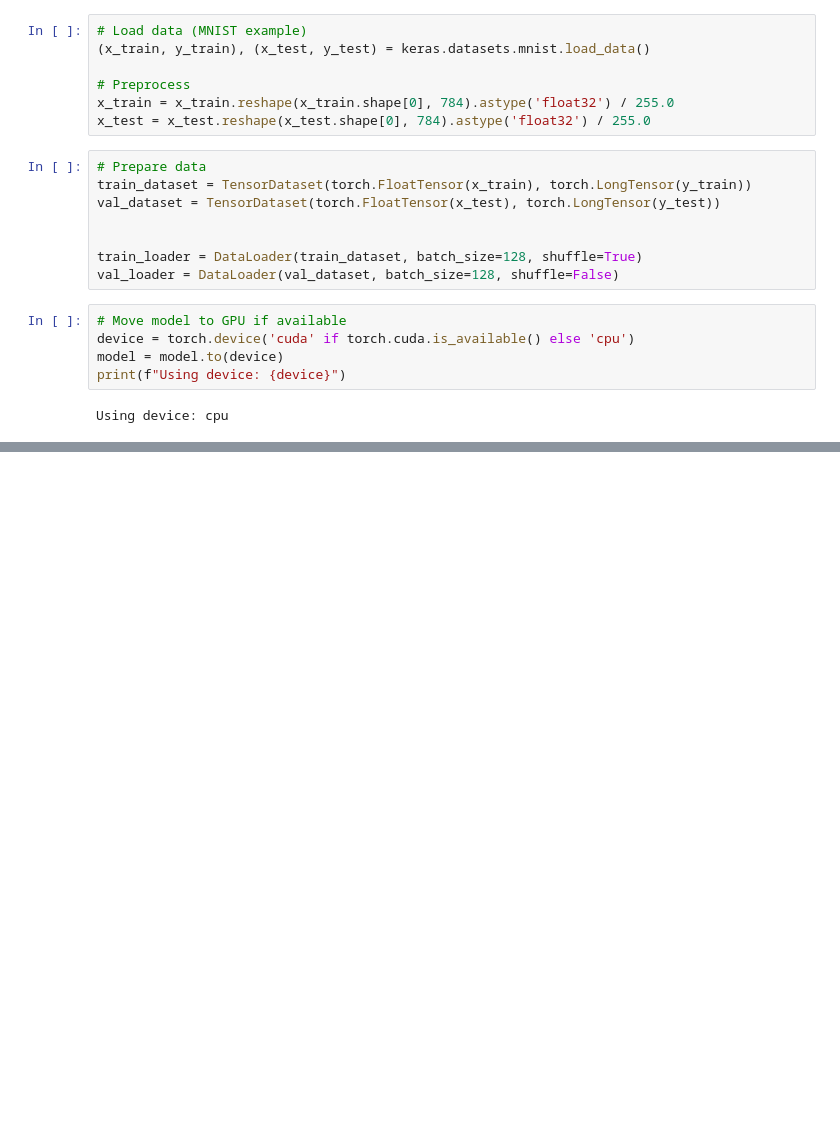
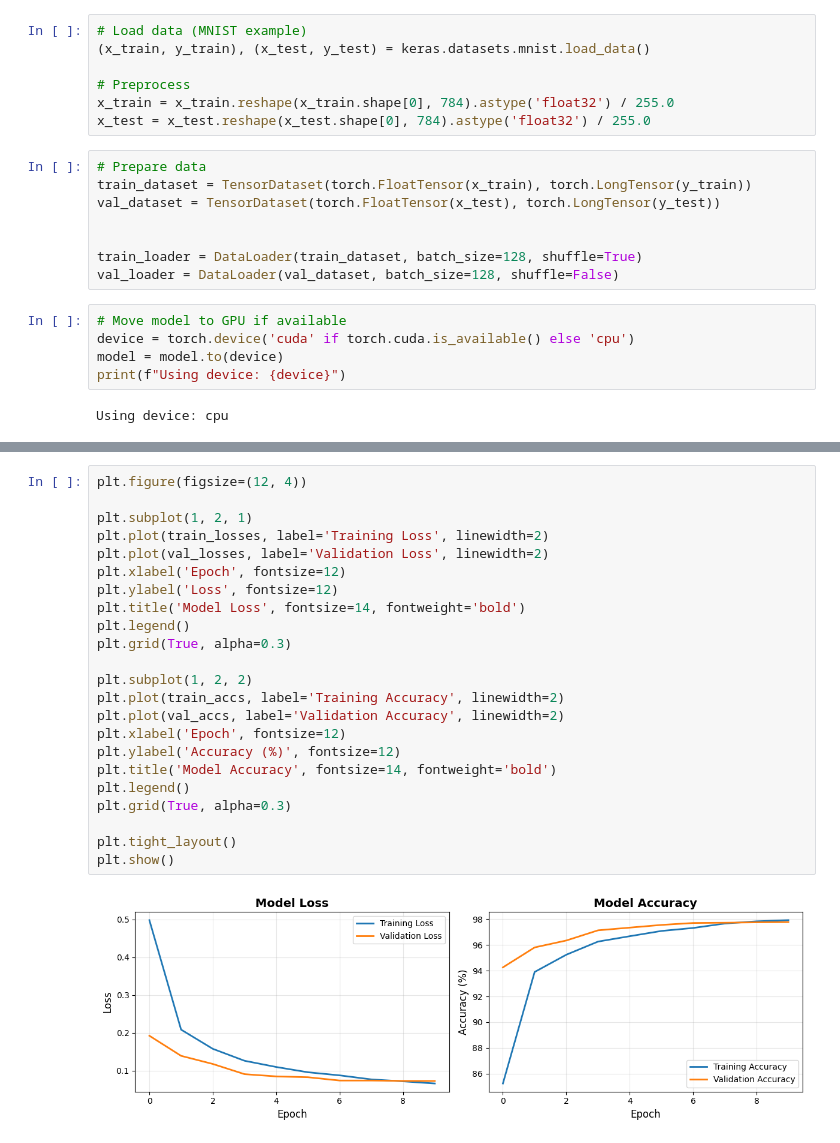
Before and after one commit to mdmohsin212/interview-prep, a Jupyter notebook: Deep Learning/Framework/Basic/Pytorch/Building_Models_and_training.ipynb, the cells around one changed output, grey strips where cells are left out. Drawn from its saved outputs; the diff is of its cells as text; blank space fills up the shorter version.

Commit message:
Implement Pytorch model training

```diff
--- a/Deep Learning/Framework/Basic/Pytorch/Building_Models_and_training.ipynb
+++ b/Deep Learning/Framework/Basic/Pytorch/Building_Models_and_training.ipynb
@@ -100,0 +187,25 @@ scheduler = optim.lr_scheduler.ReduceLROnPlateau(optimizer, mode='min', factor=0
+# %%
+plt.figure(figsize=(12, 4))
+
+plt.subplot(1, 2, 1)
+plt.plot(train_losses, label='Training Loss', linewidth=2)
+plt.plot(val_losses, label='Validation Loss', linewidth=2)
+plt.xlabel('Epoch', fontsize=12)
+plt.ylabel('Loss', fontsize=12)
+plt.title('Model Loss', fontsize=14, fontweight='bold')
+plt.legend()
+plt.grid(True, alpha=0.3)
+
+plt.subplot(1, 2, 2)
+plt.plot(train_accs, label='Training Accuracy', linewidth=2)
+plt.plot(val_accs, label='Validation Accuracy', linewidth=2)
+plt.xlabel('Epoch', fontsize=12)
+plt.ylabel('Accuracy (%)', fontsize=12)
+plt.title('Model Accuracy', fontsize=14, fontweight='bold')
+plt.legend()
+plt.grid(True, alpha=0.3)
+
+plt.tight_layout()
+plt.show()
+# %% [output]
+[figure, added]
```
Also changed, not shown: parts of 2 cells of this notebook.
